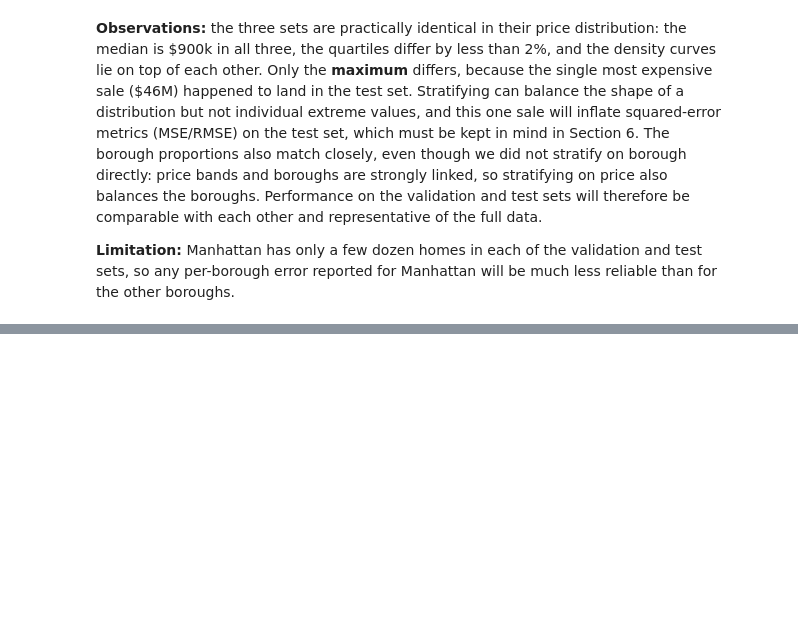
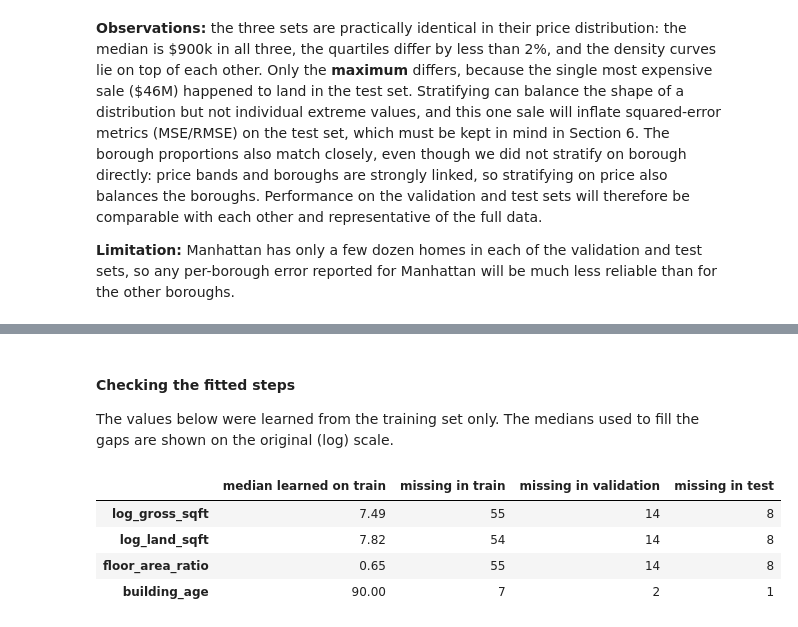
Before and after one commit to nodirbeksolijonov/MLDA-CW1-NYC-Property-Sales, a Jupyter notebook: notebooks/MLDA_CW1_NYC_Property_Sales.ipynb, the cells around one changed output, grey strips where cells are left out. Drawn from its saved outputs; the diff is of its cells as text; code cells hidden in the pictures; blank space fills up the shorter version.

```diff
--- a/notebooks/MLDA_CW1_NYC_Property_Sales.ipynb
+++ b/notebooks/MLDA_CW1_NYC_Property_Sales.ipynb
@@ -1240,0 +1346,17 @@ plt.show()
+# %% [markdown]
+#### Checking the fitted steps
+The values below were learned from the training set only. The medians used to fill the gaps are shown on the original (log) scale.
+# %%
+num_imputer = preprocessor.named_transformers_["num"].named_steps["impute"]
+pd.DataFrame({
+    "median learned on train": num_imputer.statistics_,
+    "missing in train": X_train[NUMERIC_FEATURES].isna().sum().values,
+    "missing in validation": X_val[NUMERIC_FEATURES].isna().sum().values,
+    "missing in test": X_test[NUMERIC_FEATURES].isna().sum().values,
+}, index=NUMERIC_FEATURES).round(3)
+# %% [output]
+|  | median learned on train | missing in train | missing in validation | missing in test |
+| log_gross_sqft | 7.49 | 55 | 14 | 8 |
+| log_land_sqft | 7.82 | 54 | 14 | 8 |
+| floor_area_ratio | 0.65 | 55 | 14 | 8 |
+| building_age | 90.00 | 7 | 2 | 1 |
```
Also changed, not shown: parts of 12 cells of this notebook.
